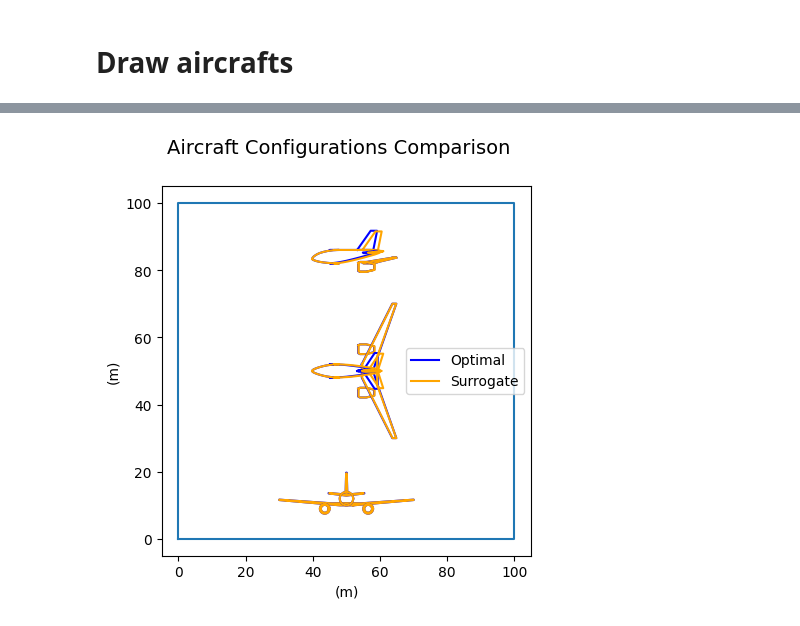
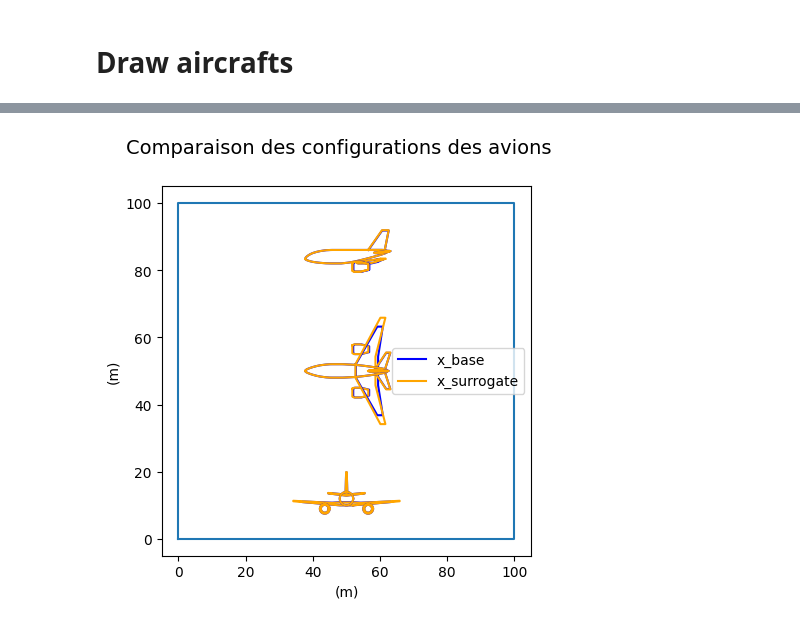
Before and after one commit to hannabkre/lh2pac, a Jupyter notebook: docs/scripts/project/UC1_problem3.ipynb, the cells around one changed output, grey strips where cells are left out. Drawn from its saved outputs; the diff is of its cells as text; code cells hidden in the pictures.

```diff
--- a/docs/scripts/project/UC1_problem3.ipynb
+++ b/docs/scripts/project/UC1_problem3.ipynb
@@ -268,7 +303,8 @@ Constraints values for the surrogate scenario:
 # %%
-AC1 =AircraftConfiguration(name = 'Optimal', length= 19.0, span = 39.9999999991, area = 113.08177607, color = 'blue')
-AC2 =AircraftConfiguration(name = 'Surrogate', length= 20.36617508, span = 40.0000000082, area = 105.29592113, color = 'orange')
+AC1 =AircraftConfiguration(name = 'x_base', length= 24.50, span = 26.37, area = 115.78, color = 'blue')
+AC2 =AircraftConfiguration(name = 'x_surrogate', length= 24.50, span = 31.66, area = 120.07, color = 'orange')
+AC3 =AircraftConfiguration(name = 'x_default', length= 35.42, span = 35.96, area = 180, color = 'green')
 # %%
-draw_aircraft(AC1, AC2, title="Aircraft Configurations Comparison", save=False, show=True)
+draw_aircraft(AC1, AC2, title="Comparaison des configurations des avions", save=False, show=True)
 # %% [output]
-[figure, old version]
+[figure, new version]
```
Also changed, not shown: parts of 6 cells of this notebook.
